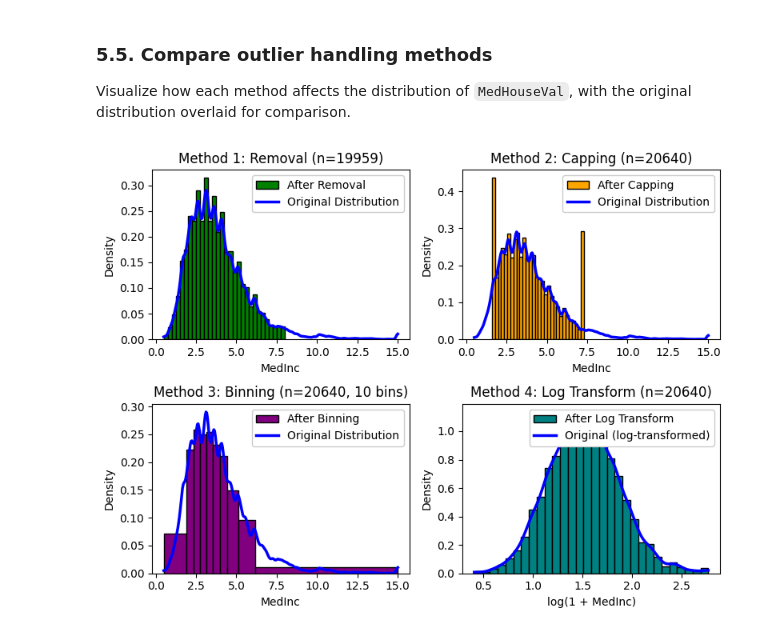
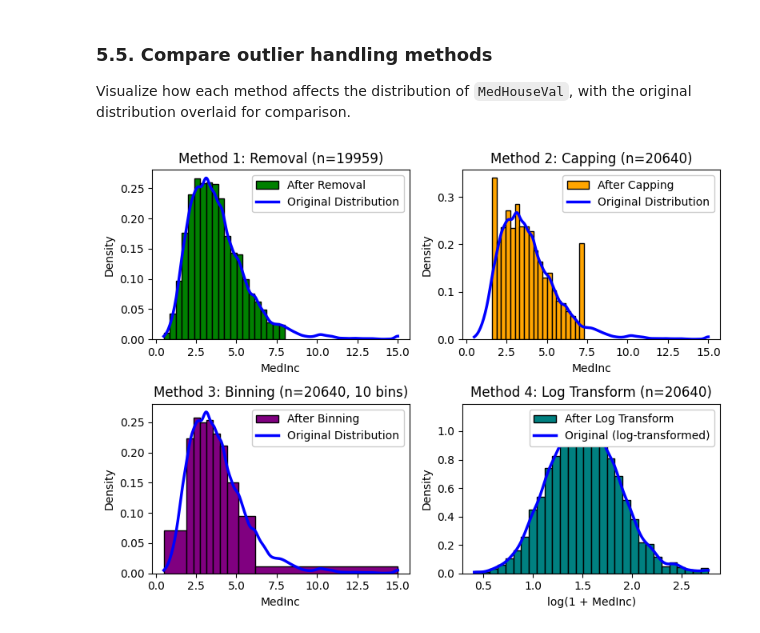
Before and after one commit to gperdrizet/fullstack-2605, a Jupyter notebook: unit-2/lesson-15/lesson-15-demo.ipynb, the cells around one changed output. Drawn from its saved outputs; the diff is of its cells as text; code cells hidden in the pictures.

Commit message:
Updated housing data salting

```diff
--- a/unit-2/lesson-15/lesson-15-demo.ipynb
+++ b/unit-2/lesson-15/lesson-15-demo.ipynb
@@ -519,3 +517,8 @@ A common real-world workflow is to use `pd.concat` to stack batches of raw data,
 ## 3. Handling missing data
 
 We'll examine missing data in the `MedInc` (median income) feature and compare four imputation methods.
+# %%
+df_original = pd.read_csv('https://media.githubusercontent.com/media/gperdrizet/fullstack-2605/refs/heads/main/data/california_housing.csv')
+df = pd.read_csv('https://media.githubusercontent.com/media/gperdrizet/fullstack-2605/refs/heads/main/data/salted_housing_data.csv')
+
+df.head()
@@ -522,3 +551,6 @@ We'll examine missing data in the `MedInc` (median income) feature and compare f
+# %%
+missing_feature = 'MedInc'
+outlier_feature = 'MedHouseVal'
 # %%
 plt.title(f'Distribution of {missing_feature}')
 
@@ -769,7 +801,7 @@ def detect_outliers_isolation_forest(data, column, contamination=0.05):
 
     return outliers
 
-outliers_iforest = detect_outliers_isolation_forest(df_original, outlier_feature)
+outliers_iforest = detect_outliers_isolation_forest(df_original, outlier_feature, contamination=0.025)
 # %% [markdown]
 ### 4.5. Local Outlier Factor (LOF)
 
@@ -941,7 +973,7 @@ fig, axes = plt.subplots(2, 2, figsize=(8, 6))
 axes = axes.flatten()
 
 # Create KDE of original distribution with small bandwidth to preserve outlier spike
-kde_original = stats.gaussian_kde(df_original[outlier_feature].dropna(), bw_method=0.05)
+kde_original = stats.gaussian_kde(df_original[outlier_feature].dropna(), bw_method=0.1)
 x_range = np.linspace(df_original[outlier_feature].min(), df_original[outlier_feature].max(), 300)
 kde_values = kde_original(x_range)
 
@@ -953,41 +985,41 @@ kde_values_log = kde_original_log(x_range_log)
 # Define handling methods
 handling_methods = [
     {'data': df_removed[outlier_feature], 'title': f'Method 1: Removal (n={len(df_removed)})',
-     'color': 'green', 'label': 'After Removal', 'bins': 30,
+     'color': 'green', 'label': 'After Removal', 'bins': 20,
      'x_range': x_range, 'kde_values': kde_values, 'xlabel': outlier_feature},
     {'data': df_capped[outlier_feature], 'title': f'Method 2: Capping (n={len(df_capped)})',
-     'color': 'orange', 'label': 'After Capping', 'bins': 30,
+     'color': 'orange', 'label': 'After Capping', 'bins': 20,
      'x_range': x_range, 'kde_values': kde_values, 'xlabel': outlier_feature},
     {'data': df_binned[outlier_feature], 'title': f'Method 3: Binning (n={len(df_binned)}, {n_bins} bins)',
      'color': 'purple', 'label': 'After Binning', 'bins': bin_edges,
      'x_range': x_range, 'kde_values': kde_values, 'xlabel': outlier_feature},
     {'data': df_log[f'{outlier_feature}_log'], 'title': f'Method 4: Log Transform (n={len(df_log)})',
      'color': 'teal', 'label': 'After Log Transform', 'bins': 30,
      'x_range': x_range_log, 'kde_values': kde_values_log, 'xlabel': f'log(1 + {outlier_feature})'}
 ]
 
 # Plot each handling method
 for idx, method in enumerate(handling_methods):
     ax = axes[idx]
 
     ax.set_title(method['title'])
     ax.hist(
         method['data'],
         bins=method['bins'], edgecolor='black', color=method['color'],
         density=True, label=method['label']
     )
 
     ax.plot(
         method['x_range'], method['kde_values'],
         'b-', linewidth=2.5,
         label='Original (log-transformed)' if idx == 3 else 'Original Distribution'
     )
 
     ax.set_xlabel(method['xlabel'])
     ax.set_ylabel('Density')
     ax.legend(loc='upper right', framealpha=1, markerscale=3)
 
 plt.tight_layout()
 plt.show()
 # %% [output]
-[figure, old version]
+[figure, new version]
```
Also changed, not shown: parts of 11 cells of this notebook, 2 other files.
